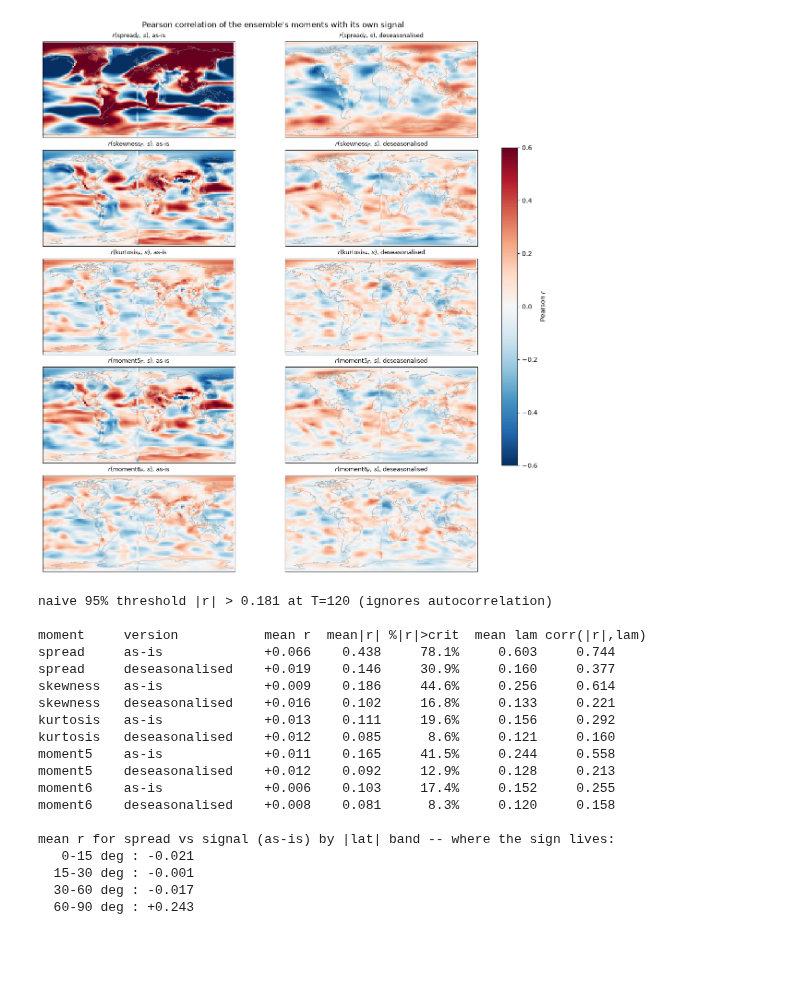
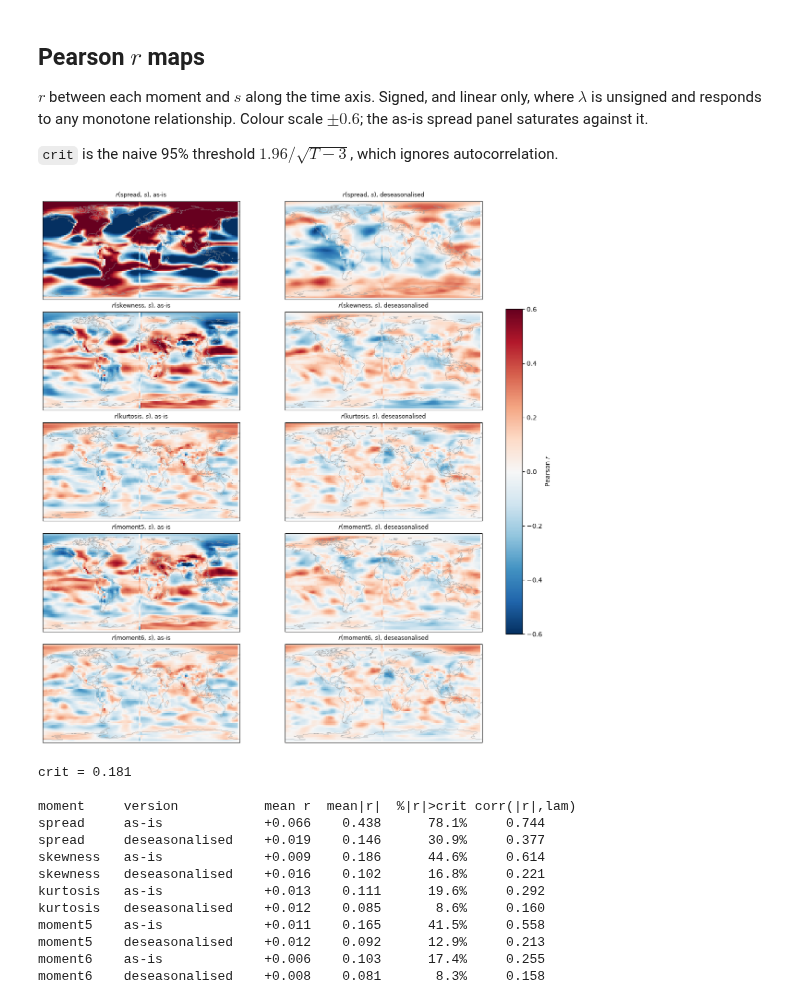
Before and after one commit to jaspercjp/information-snp, a Jupyter notebook: notebooks/ensemble_moments_info.ipynb, the cells around one changed output. Cells and saved outputs as stored; diff of their text form; code cells hidden in the pictures; blank space fills up the shorter version.

```diff
--- a/notebooks/ensemble_moments_info.ipynb
+++ b/notebooks/ensemble_moments_info.ipynb
@@ -398,70 +273,60 @@ unsigned and carries the clamping floor near 0.12.
+# %% [markdown]
+## Pearson $r$ maps
+
+$r$ between each moment and $s$ along the time axis. Signed, and linear only, where
+$\lambda$ is unsigned and responds to any monotone relationship. Colour scale $\pm0.6$;
+the as-is spread panel saturates against it.
+
+`crit` is the naive 95% threshold $1.96/\sqrt{T-3}$, which ignores autocorrelation.
 # %%
 def pearson(A, B):
-    # correlation along the time axis at every grid cell, fully vectorised
     a = A - A.mean(axis=0, keepdims=True)
     b = B - B.mean(axis=0, keepdims=True)
     den = np.sqrt((a ** 2).sum(axis=0) * (b ** 2).sum(axis=0))
     with np.errstate(invalid="ignore", divide="ignore"):
         return np.where(den > 0, (a * b).sum(axis=0) / np.where(den > 0, den, 1), np.nan)
 
 
-SGN_ds = deseason(SGN)
 RR = {}
 for nm, M in MOMENTS:
     RR["%s|as-is" % nm] = pearson(M, SGN)
     RR["%s|deseasonalised" % nm] = pearson(deseason(M), SGN_ds)
 
-T = SGN.shape[0]
-crit = 1.96 / np.sqrt(T - 3)      # naive 95% threshold; ignores autocorrelation
+crit = 1.96 / np.sqrt(SGN.shape[0] - 3)
 
-fig, axs = plt.subplots(len(MOMENTS), 2, figsize=(12, 2.4 * len(MOMENTS)), layout="constrained",
-                        subplot_kw={"projection": PROJ})
-rnorm = Normalize(-0.6, 0.6)
+fig, axs = plt.subplots(len(MOMENTS), 2, figsize=(12, 2.4 * len(MOMENTS)),
+                        layout="constrained", subplot_kw={"projection": PROJ})
 for i, (nm, _) in enumerate(MOMENTS):
     for j, tag in enumerate(VERSIONS):
-        h = panel(axs[i, j], RR["%s|%s" % (nm, tag)], "RdBu_r", rnorm,
-                  "$r(\\mathrm{%s}_F,\\,s)$, %s" % (nm, tag))
+        h = panel(axs[i, j], RR["%s|%s" % (nm, tag)], "RdBu_r", Normalize(-0.6, 0.6),
+                  "$r(\\mathrm{%s},\\,s)$, %s" % (nm, tag))
 fig.colorbar(h, ax=axs, shrink=0.6, label="Pearson $r$")
-fig.suptitle("Pearson correlation of the ensemble's moments with its own signal",
-             fontsize=12)
 plt.show()
 
-print("naive 95%% threshold |r| > %.3f at T=%d (ignores autocorrelation)\n" % (crit, T))
-print("%-10s %-15s %8s %8s %9s %9s %9s"
-      % ("moment", "version", "mean r", "mean|r|", "%|r|>crit", "mean lam", "corr(|r|,lam)"))
+print("crit = %.3f\n" % crit)
+print("%-10s %-15s %8s %8s %10s %9s"
+      % ("moment", "version", "mean r", "mean|r|", "%|r|>crit", "corr(|r|,lam)"))
 for nm, _ in MOMENTS:
     for tag in VERSIONS:
         r = RR["%s|%s" % (nm, tag)]
-        lam = R.lam(EX["%s|%s" % (nm, tag)])          # pointwise, excess clipped at 0
+        lam = lam_clamped(fields(nm, tag)[2])
         m = np.isfinite(r) & np.isfinite(lam)
-        print("%-10s %-15s %+8.3f %8.3f %8.1f%% %9.3f %9.3f"
+        print("%-10s %-15s %+8.3f %8.3f %9.1f%% %9.3f"
               % (nm, tag, np.nanmean(r), np.nanmean(np.abs(r)),
                  100 * R.area_weighted_fraction(np.abs(r), lats, threshold=crit),
-                 np.nanmean(lam), np.corrcoef(np.abs(r)[m], lam[m])[0, 1]))
-
-print("\nmean r for spread vs signal (as-is) by |lat| band -- where the sign lives:")
-r_sd = RR["spread|as-is"]
-for a, b in [(0, 15), (15, 30), (30, 60), (60, 90)]:
-    sel = (np.abs(lats) >= a) & (np.abs(lats) < b)
-    print("  %2d-%2d deg : %+.3f" % (a, b, np.nanmean(r_sd[sel])))
+                 np.corrcoef(np.abs(r)[m], lam[m])[0, 1]))
 # %% [output]
-[figure, old version]
+[figure, new version]
-naive 95% threshold |r| > 0.181 at T=120 (ignores autocorrelation)
+crit = 0.181
 
-moment     version           mean r  mean|r| %|r|>crit  mean lam corr(|r|,lam)
-spread     as-is             +0.066    0.438     78.1%     0.603     0.744
-spread     deseasonalised    +0.019    0.146     30.9%     0.160     0.377
-skewness   as-is             +0.009    0.186     44.6%     0.256     0.614
-skewness   deseasonalised    +0.016    0.102     16.8%     0.133     0.221
-kurtosis   as-is             +0.013    0.111     19.6%     0.156     0.292
-kurtosis   deseasonalised    +0.012    0.085      8.6%     0.121     0.160
-moment5    as-is             +0.011    0.165     41.5%     0.244     0.558
-moment5    deseasonalised    +0.012    0.092     12.9%     0.128     0.213
-moment6    as-is             +0.006    0.103     17.4%     0.152     0.255
-moment6    deseasonalised    +0.008    0.081      8.3%     0.120     0.158
-
-mean r for spread vs signal (as-is) by |lat| band -- where the sign lives:
-   0-15 deg : -0.021
-  15-30 deg : -0.001
-  30-60 deg : -0.017
-  60-90 deg : +0.243
+moment     version           mean r  mean|r|  %|r|>crit corr(|r|,lam)
+spread     as-is             +0.066    0.438      78.1%     0.744
+spread     deseasonalised    +0.019    0.146      30.9%     0.377
+skewness   as-is             +0.009    0.186      44.6%     0.614
+skewness   deseasonalised    +0.016    0.102      16.8%     0.221
+kurtosis   as-is             +0.013    0.111      19.6%     0.292
+kurtosis   deseasonalised    +0.012    0.085       8.6%     0.160
+moment5    as-is             +0.011    0.165      41.5%     0.558
+moment5    deseasonalised    +0.012    0.092      12.9%     0.213
+moment6    as-is             +0.006    0.103      17.4%     0.255
+moment6    deseasonalised    +0.008    0.081       8.3%     0.158
```
Also changed, not shown: parts of 23 cells of this notebook.
